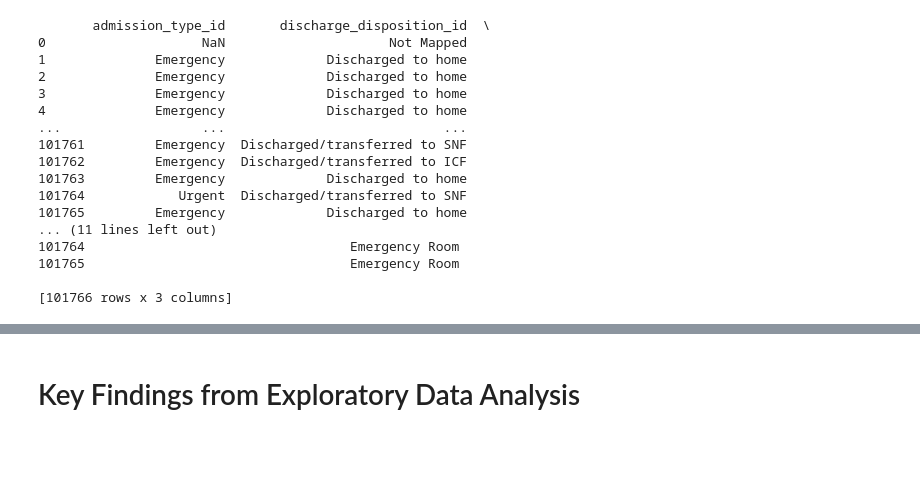
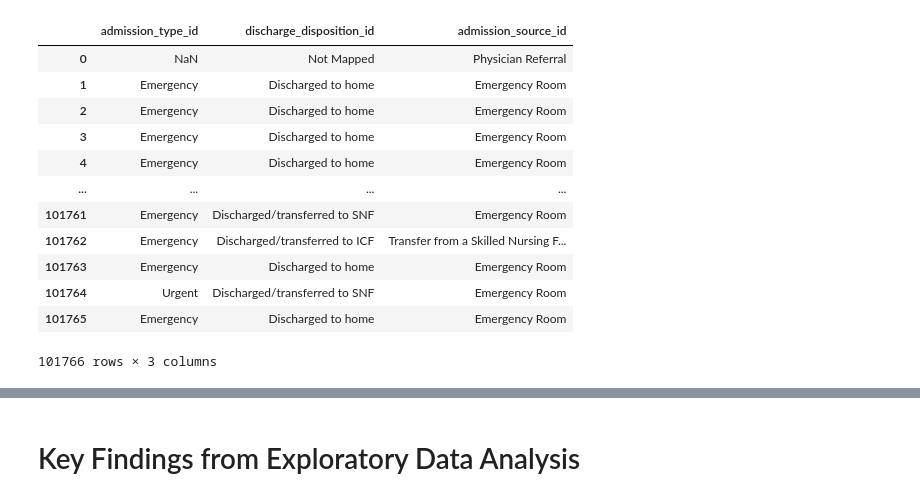
Before and after one commit to Fady2024/HRP-AI, a Jupyter notebook: project.ipynb, the cells around one changed output, grey strips where cells are left out. Drawn from its saved outputs; the diff is of its cells as text; code cells hidden in the pictures; blank space fills up the shorter version.

```diff
--- a/project.ipynb
+++ b/project.ipynb
@@ -86,25 +106,21 @@ admission_source_dict={
 data['admission_source_id'] = data['admission_source_id'].map(admission_source_dict)
 # %%
 # Display decoded categorical fields
-print(data[['admission_type_id','discharge_disposition_id','admission_source_id']])
+data[['admission_type_id','discharge_disposition_id','admission_source_id']]
 # %% [output]
+|  | admission_type_id | discharge_disposition_id | admission_source_id |
+| 0 | NaN | Not Mapped | Physician Referral |
+| 1 | Emergency | Discharged to home | Emergency Room |
+| 2 | Emergency | Discharged to home | Emergency Room |
+| 3 | Emergency | Discharged to home | Emergency Room |
+| 4 | Emergency | Discharged to home | Emergency Room |
+| ... | ... | ... | ... |
+| 101761 | Emergency | Discharged/transferred to SNF | Emergency Room |
+| 101762 | Emergency | Discharged/transferred to ICF | Transfer from a Skilled Nursing F... |
+| 101763 | Emergency | Discharged to home | Emergency Room |
+| 101764 | Urgent | Discharged/transferred to SNF | Emergency Room |
+| 101765 | Emergency | Discharged to home | Emergency Room |
-       admission_type_id       discharge_disposition_id  \
-0                    NaN                     Not Mapped
-1              Emergency             Discharged to home
-2              Emergency             Discharged to home
-3              Emergency             Discharged to home
-4              Emergency             Discharged to home
-...                  ...                            ...
-101761         Emergency  Discharged/transferred to SNF
-101762         Emergency  Discharged/transferred to ICF
-101763         Emergency             Discharged to home
-101764            Urgent  Discharged/transferred to SNF
-101765         Emergency             Discharged to home
-... (11 lines left out)
-101764                                  Emergency Room
-101765                                  Emergency Room
-
-[101766 rows x 3 columns]
+101766 rows × 3 columns
 # %%
 # Replace '?' with NaN values
 data.replace('?',np.nan,inplace=True)
```
Also changed, not shown: parts of 42 cells of this notebook.
